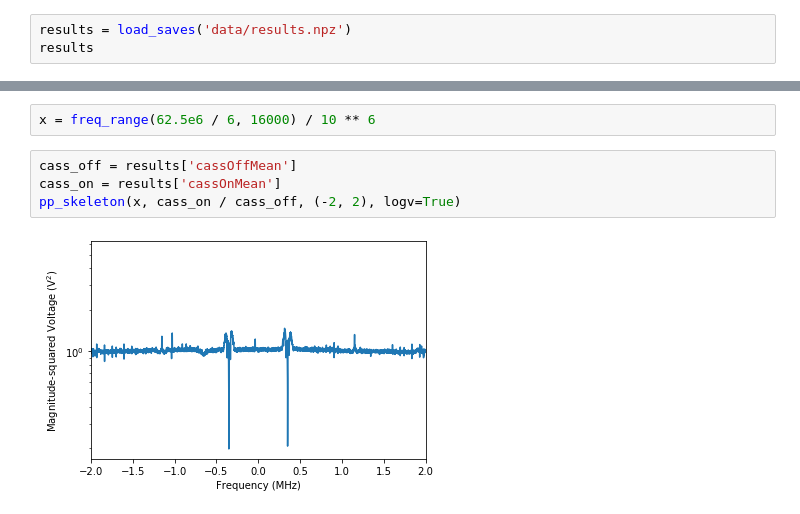
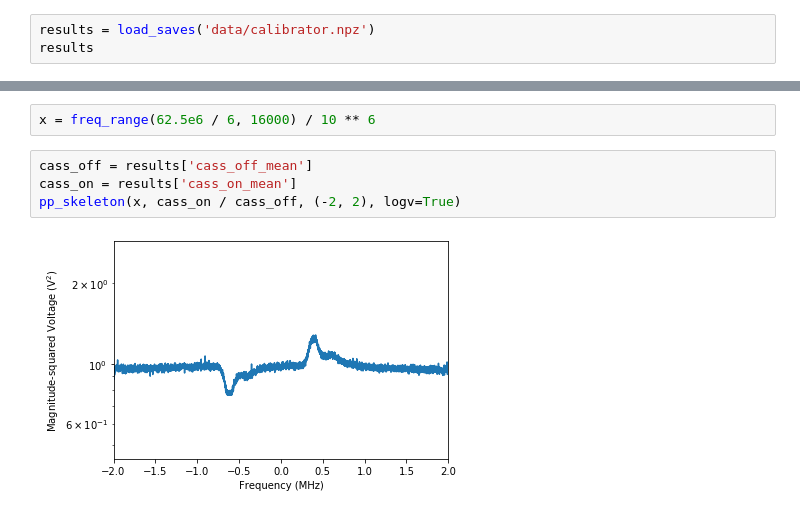
Before and after one commit to 3276908917/AY121, a Jupyter notebook: lab2/Hydrogen_Gaussian.ipynb, the cells around one changed output, grey strips where cells are left out. Cells and saved outputs as stored; diff of their text form.

```diff
--- a/lab2/Hydrogen_Gaussian.ipynb
+++ b/lab2/Hydrogen_Gaussian.ipynb
@@ -1,6 +1,6 @@
 # %%
 %run synthesis
 # %%
-results = load_saves('data/results.npz')
+results = load_saves('data/calibrator.npz')
 results
 # %% [output]
@@ -31,9 +30,9 @@ gain(hot, cold)
 # %%
 x = freq_range(62.5e6 / 6, 16000) / 10 ** 6
 # %%
-cass_off = results['cassOffMean']
-cass_on = results['cassOnMean']
+cass_off = results['cass_off_mean']
+cass_on = results['cass_on_mean']
 pp_skeleton(x, cass_on / cass_off, (-2, 2), logv=True)
 # %% [output]
-[figure, old version]
+[figure, new version]
 # %%
```
Also changed, not shown: parts of 6 cells of this notebook, 3 other files.
